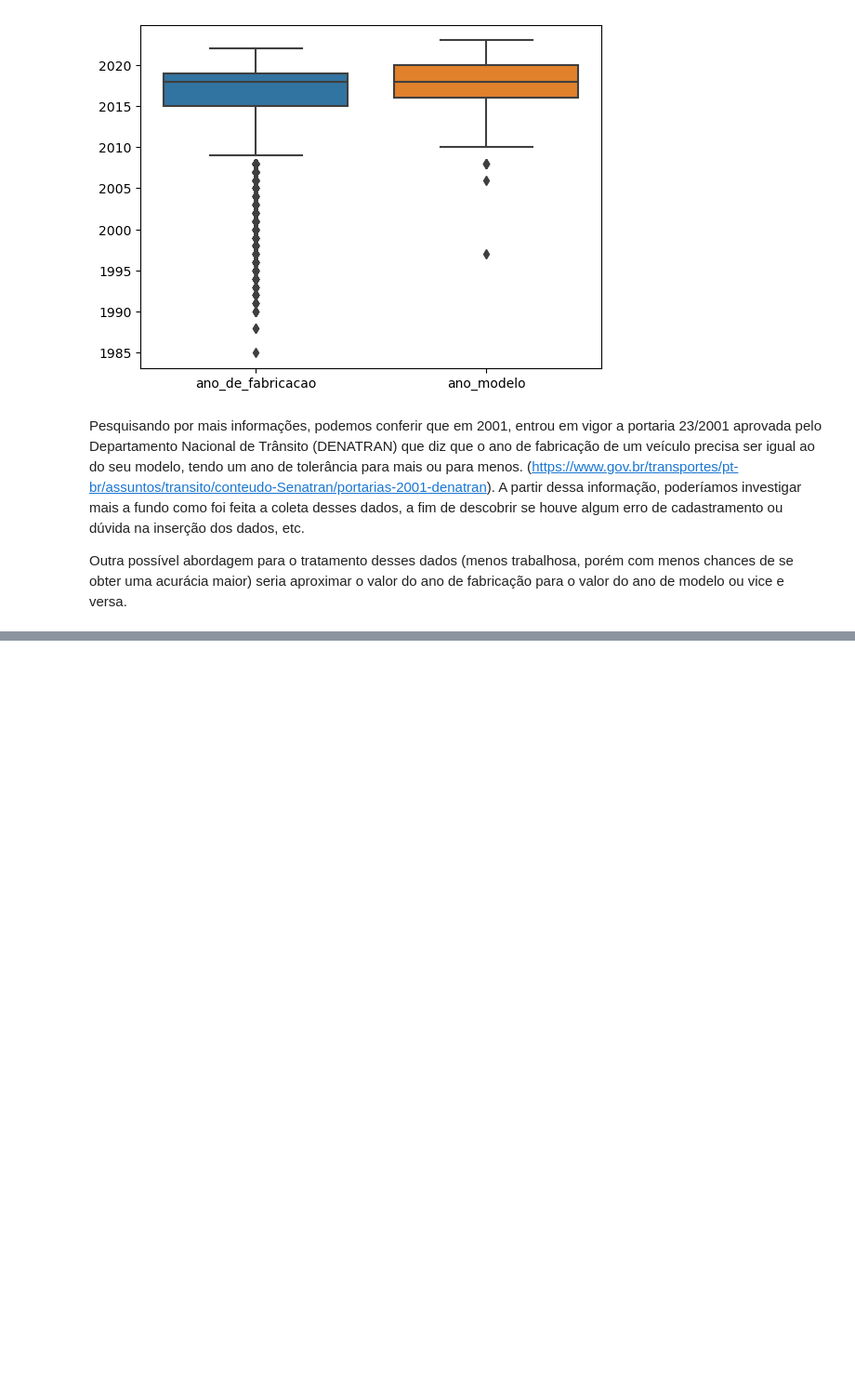
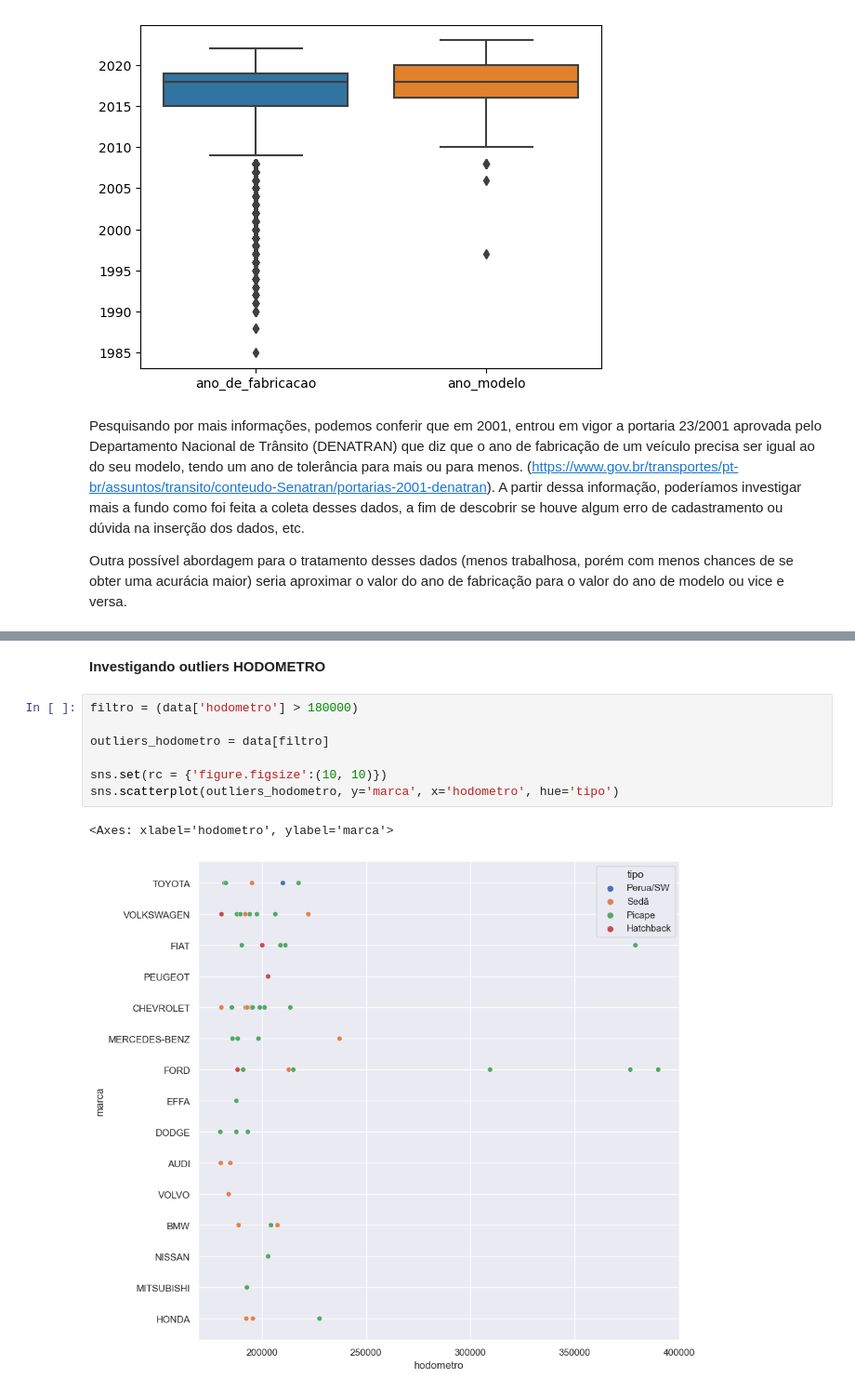
Before and after one commit to gabrieltsferreira/Lighthouse-Desafio-Cientista-de-Dados-2023-9, a Jupyter notebook: LH_CD_GabrielFerreira.ipynb, the cells around one changed output, grey strips where cells are left out. Shown at 93% size. Cells and saved outputs as stored; diff of their text form; blank space fills up the shorter version.

```diff
--- a/LH_CD_GabrielFerreira.ipynb
+++ b/LH_CD_GabrielFerreira.ipynb
@@ -103,0 +156,12 @@ Outra possível abordagem para o tratamento desses dados (menos trabalhosa, por
+# %% [markdown]
+**Investigando outliers HODOMETRO**
+# %%
+filtro = (data['hodometro'] > 180000)
+
+outliers_hodometro = data[filtro]
+
+sns.set(rc = {'figure.figsize':(10, 10)})
+sns.scatterplot(outliers_hodometro, y='marca', x='hodometro', hue='tipo')
+# %% [output]
+<Axes: xlabel='hodometro', ylabel='marca'>
+[figure, added]
```
Also changed, not shown: parts of 7 cells of this notebook.
